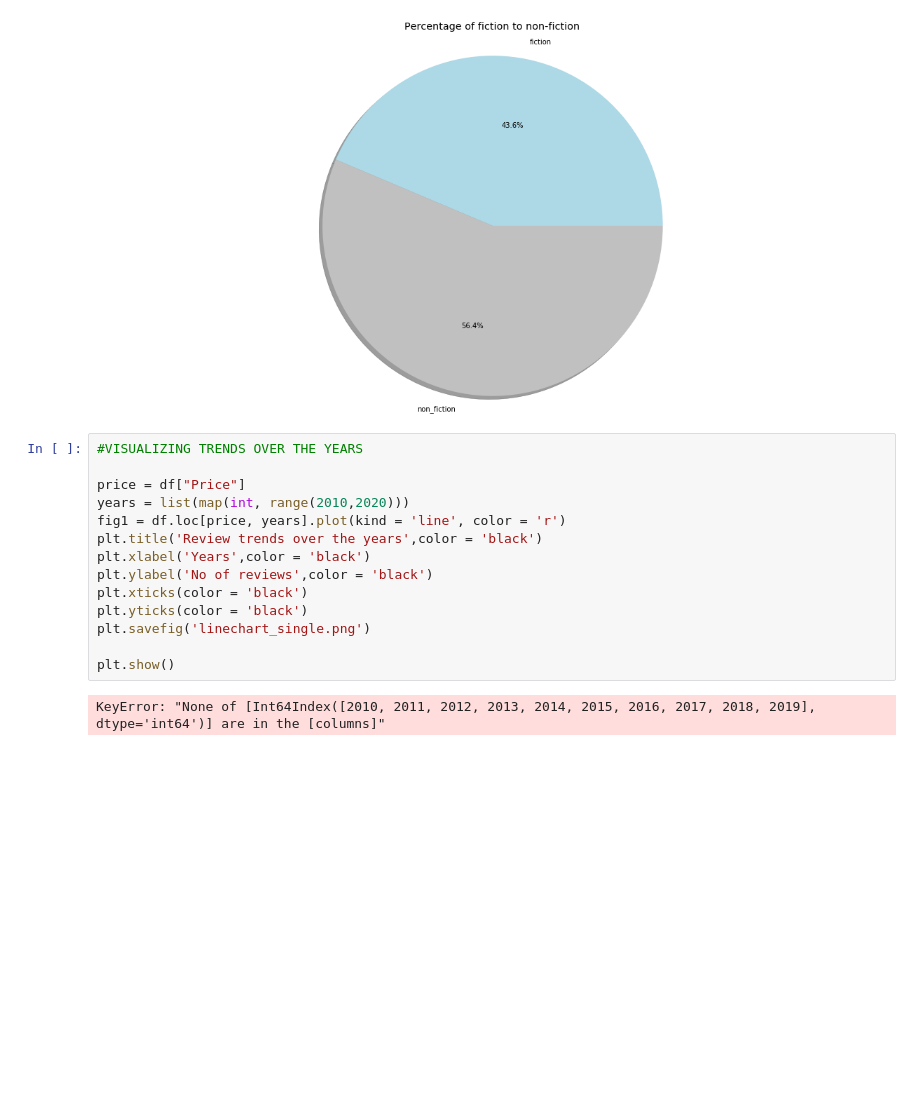
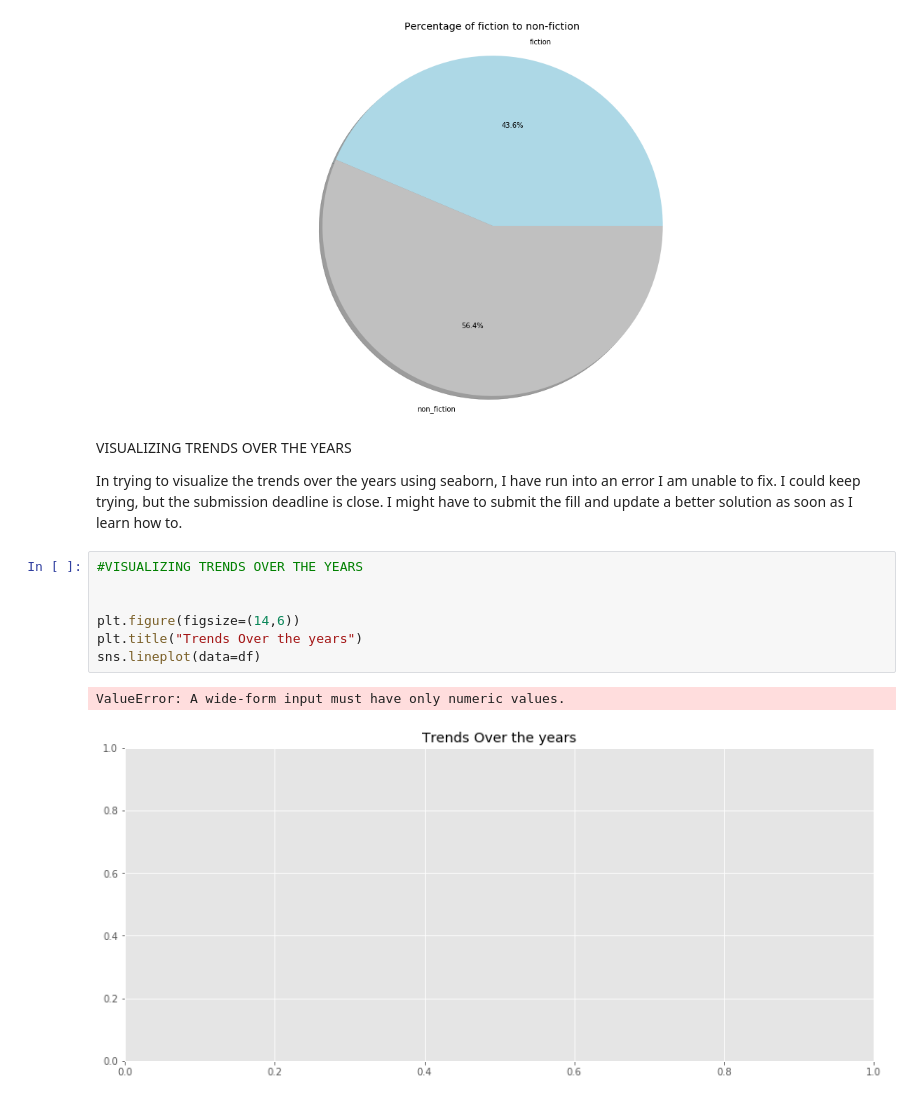
Before and after one commit to AI-fae/Init_assessment_files, a Jupyter notebook: SCAMP assessment.ipynb, the cells around one changed output. Saved outputs shown, nothing was run; the diff lists cells and outputs as text; blank space fills up the shorter version.

```diff
--- a/SCAMP assessment.ipynb
+++ b/SCAMP assessment.ipynb
@@ -116,22 +112,20 @@ plt.show()
 percentage of non-fiction books = 56.36
 percentage of fiction books = 43.64
 [figure]
-# %%
-#VISUALIZING TRENDS OVER THE YEARS
-
-price = df["Price"]
-years = list(map(int, range(2010,2020)))
-fig1 = df.loc[price, years].plot(kind = 'line', color = 'r')
-plt.title('Review trends over the years',color = 'black')
-plt.xlabel('Years',color = 'black')
-plt.ylabel('No of reviews',color = 'black')
-plt.xticks(color = 'black')
-plt.yticks(color = 'black')
-plt.savefig('linechart_single.png')
-
-plt.show()
-# %% [output]
-KeyError: "None of [Int64Index([2010, 2011, 2012, 2013, 2014, 2015, 2016, 2017, 2018, 2019], dtype='int64')] are in the [columns]"
+# %% [markdown]
+VISUALIZING TRENDS OVER THE YEARS
+
+In trying to visualize the trends over the years using seaborn, I have run into an error I am unable to fix. I could keep trying, but the submission deadline is close. I might have to submit the fill and update a better solution as soon as I learn how to.
+# %%
+#VISUALIZING TRENDS OVER THE YEARS
+
+
+plt.figure(figsize=(14,6))
+plt.title("Trends Over the years")
+sns.lineplot(data=df)
+# %% [output]
+ValueError: A wide-form input must have only numeric values.
+[figure, added]
 # %%
 #Visualizing Top 10 Authors according to reviews.
 
```
Also changed, not shown: parts of 6 cells of this notebook.
